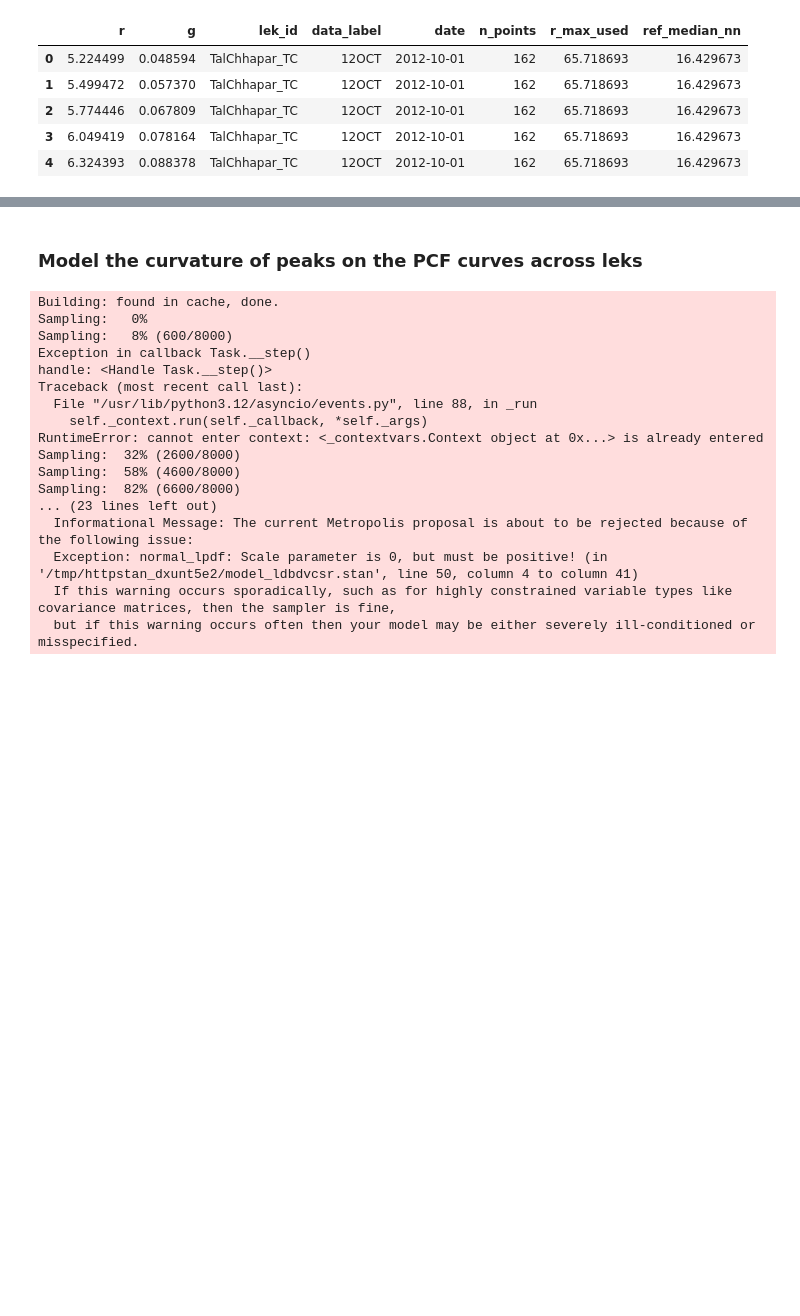
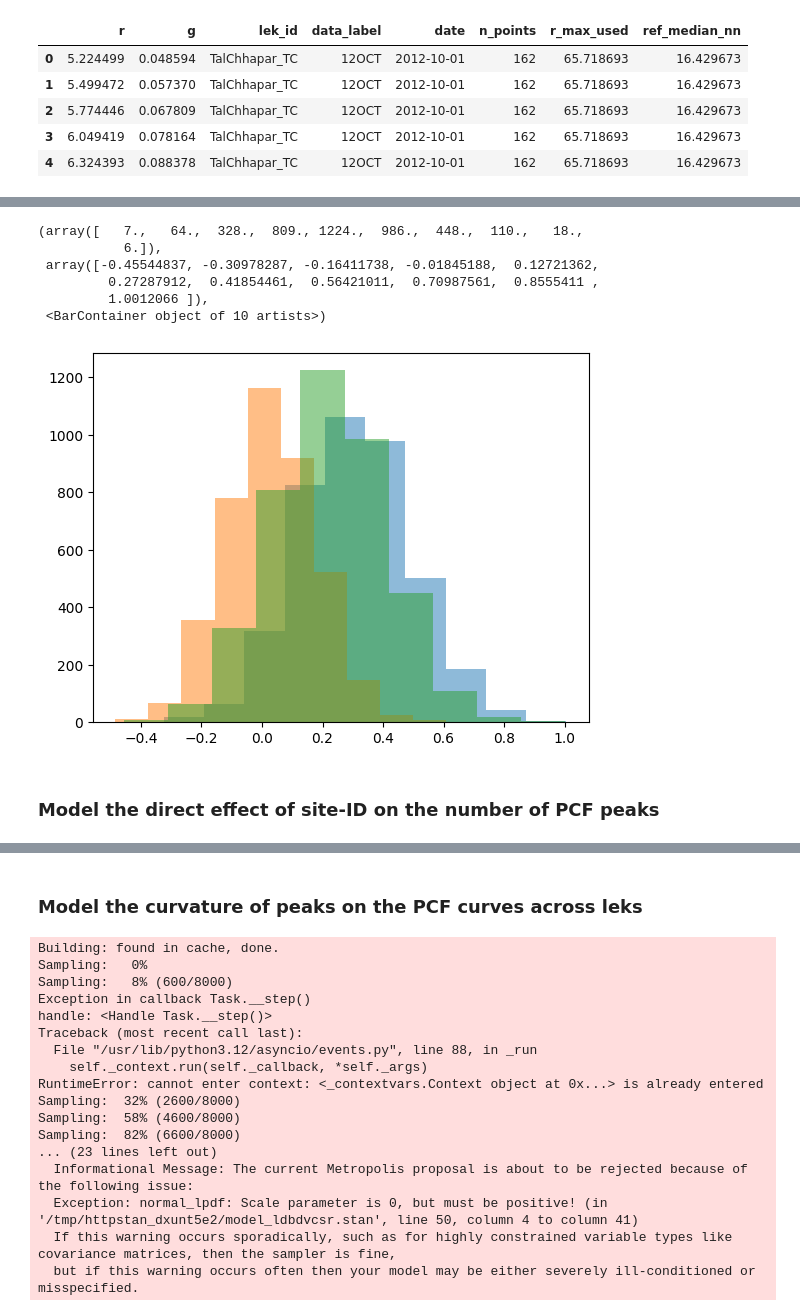
Before and after one commit to ruthviksp/territory_geometry, a Jupyter notebook: model_pcf.ipynb, the cells around one changed output, grey strips where cells are left out. Drawn from its saved outputs; the diff is of its cells as text; code cells hidden in the pictures; blank space fills up the shorter version.

```diff
--- a/model_pcf.ipynb
+++ b/model_pcf.ipynb
@@ -74,3 +589,17 @@ n_peaks_df['t_centred'] = n_peaks_df['t_years'] - n_peaks_df['t_years'].mean()
+# %%
+plt.hist(fit['beta_t'][0,:], alpha=0.5)
+plt.hist(fit['beta_t'][1,:], alpha=0.5)
+plt.hist(fit['beta_t'][2,:], alpha=0.5)
+# %% [output]
+(array([   7.,   64.,  328.,  809., 1224.,  986.,  448.,  110.,   18.,
+           6.]),
+ array([-0.45544837, -0.30978287, -0.16411738, -0.01845188,  0.12721362,
+         0.27287912,  0.41854461,  0.56421011,  0.70987561,  0.8555411 ,
+         1.0012066 ]),
+ <BarContainer object of 10 artists>)
+[figure, added]
+# %% [markdown]
+### Model the **direct effect** of site-ID on the number of PCF peaks
 # %%
 ## Model the number of peaks for each lek
 ## Ordered logistic model: latent "structure" score per site and cutpoints define peak count categories
```
Also changed, not shown: parts of 18 cells of this notebook, 2 other files.
